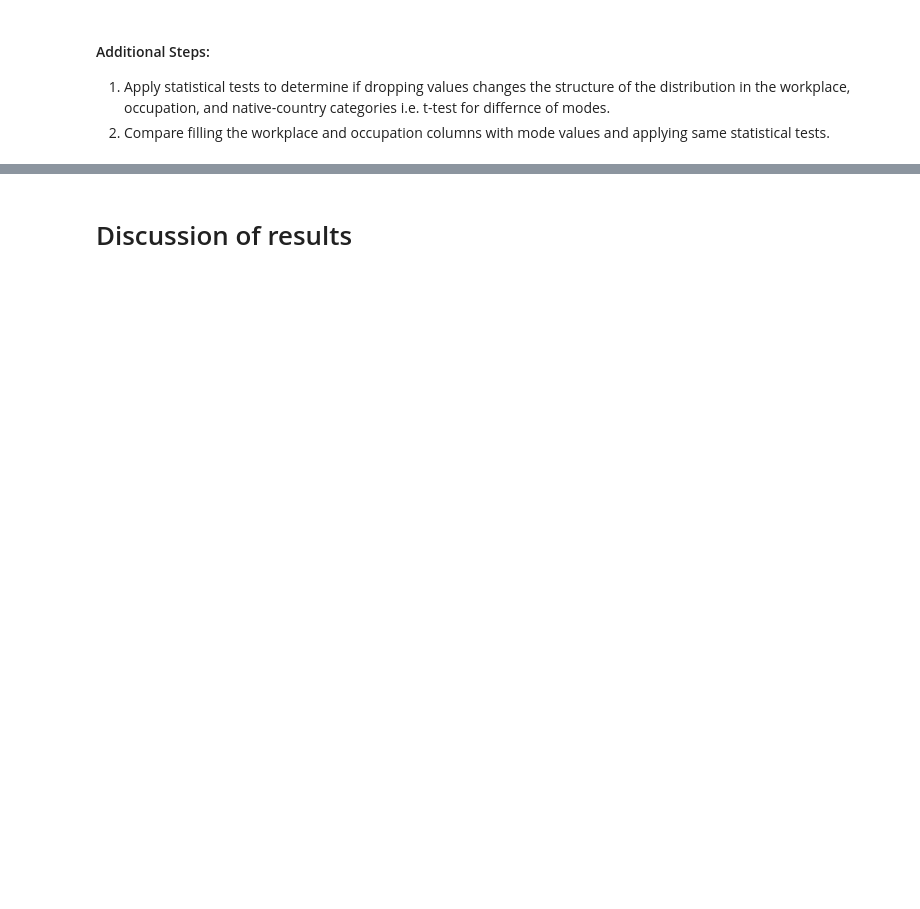
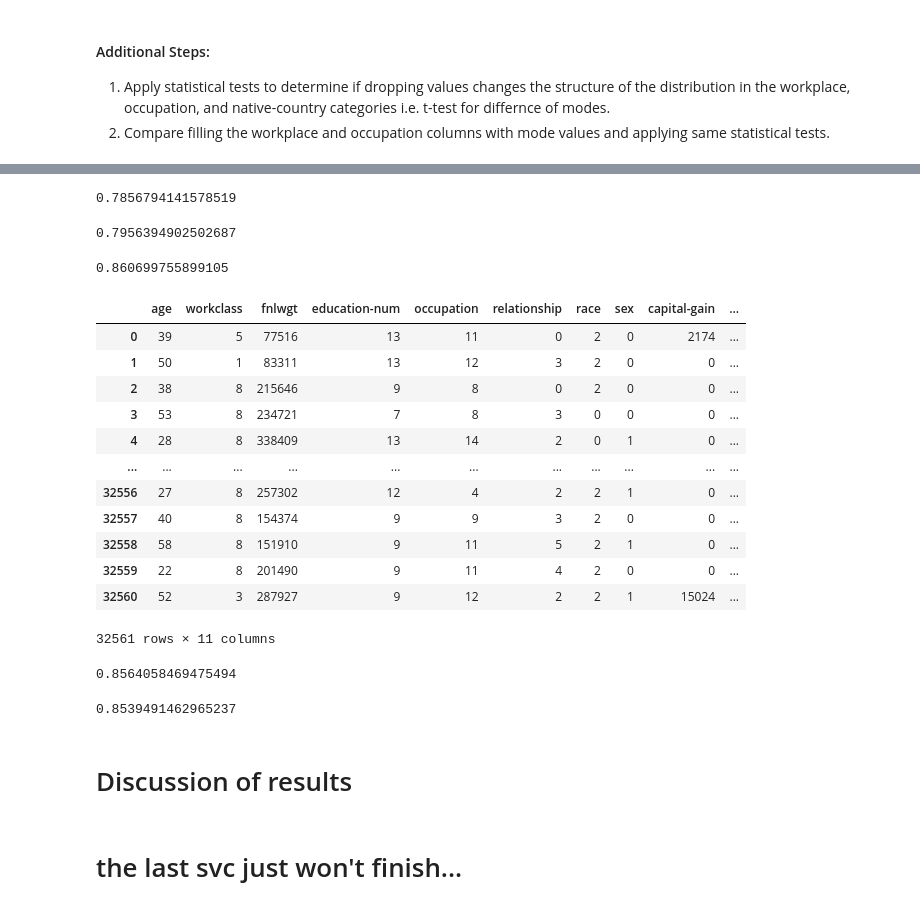
Before and after one commit to martinezpl/Strive, a Jupyter notebook: M3/d8_svm/03_HARD_adult-data-investigation.ipynb, the cells around one changed output, grey strips where cells are left out. Drawn from its saved outputs; the diff is of its cells as text; code cells hidden in the pictures; blank space fills up the shorter version.

```diff
--- a/M3/d8_svm/03_HARD_adult-data-investigation.ipynb
+++ b/M3/d8_svm/03_HARD_adult-data-investigation.ipynb
@@ -126,0 +124,4 @@ memory usage: 3.8+ MB
+# %%
+df.occupation=df.occupation.fillna(df.occupation.mode())
+df.workclass=df.workclass.fillna(df.workclass.mode())
+df['native-country']=df['native-country'].fillna(df['native-country'].mode())
@@ -126,0 +164,47 @@ memory usage: 3.8+ MB
+# %%
+svc.score(X_test, y_test)
+# %% [output]
+0.7856794141578519
+# %%
+svc_mode.score(Xmode_test, ymode_test)
+# %% [output]
+0.7956394902502687
+# %%
+rfc = RandomForestClassifier()
+rfc.fit(X_train, y_train)
+rfc.score(X_test, y_test)
+# %% [output]
+0.860699755899105
+# %%
+X = df.drop(['target', 'education', 'marital-status', 'native-country'], axis=1)
+for f in ['workclass', 'occupation',
+          'relationship', 'race', 'sex']:
+    labels = {}
+    for idx, class_ in enumerate(set(X[f])):
+        labels[class_] = idx
+    for idx, class_ in enumerate(X[f]):
+        X.at[idx, f] = labels[class_]
+y = df['target']
+X
+# %% [output]
+|  | age | workclass | fnlwgt | education-num | occupation | relationship | race | sex | capital-gain | ... |
+| 0 | 39 | 5 | 77516 | 13 | 11 | 0 | 2 | 0 | 2174 | ... |
+| 1 | 50 | 1 | 83311 | 13 | 12 | 3 | 2 | 0 | 0 | ... |
+| 2 | 38 | 8 | 215646 | 9 | 8 | 0 | 2 | 0 | 0 | ... |
+| 3 | 53 | 8 | 234721 | 7 | 8 | 3 | 0 | 0 | 0 | ... |
+| 4 | 28 | 8 | 338409 | 13 | 14 | 2 | 0 | 1 | 0 | ... |
+| ... | ... | ... | ... | ... | ... | ... | ... | ... | ... | ... |
+| 32556 | 27 | 8 | 257302 | 12 | 4 | 2 | 2 | 1 | 0 | ... |
+| 32557 | 40 | 8 | 154374 | 9 | 9 | 3 | 2 | 0 | 0 | ... |
+| 32558 | 58 | 8 | 151910 | 9 | 11 | 5 | 2 | 1 | 0 | ... |
+| 32559 | 22 | 8 | 201490 | 9 | 11 | 4 | 2 | 0 | 0 | ... |
+| 32560 | 52 | 3 | 287927 | 9 | 12 | 2 | 2 | 1 | 15024 | ... |
+32561 rows × 11 columns
+# %%
+from sklearn.ensemble import RandomForestClassifier
+X_train, X_test, y_train, y_test = train_test_split(X, y, test_size=0.25)
+rfc = RandomForestClassifier()
+rfc.fit(X_train, y_train)
+rfc.score(X_test, y_test)
+# %% [output]
+0.8564058469475494
@@ -127,2 +215,13 @@ memory usage: 3.8+ MB
+# %%
+X = df.drop(['target', 'education', 'marital-status', 'native-country'], axis=1)
+X = pd.get_dummies(X)
+X_train, X_test, y_train, y_test = train_test_split(X, y, test_size=0.25)
+rfc = RandomForestClassifier()
+rfc.fit(X_train, y_train)
+rfc.score(X_test, y_test)
+# %% [output]
+0.8539491462965237
 # %% [markdown]
 # Discussion of results
+# %% [markdown]
+# the last svc just won't finish...
```
Also changed, not shown: parts of 12 cells of this notebook.
